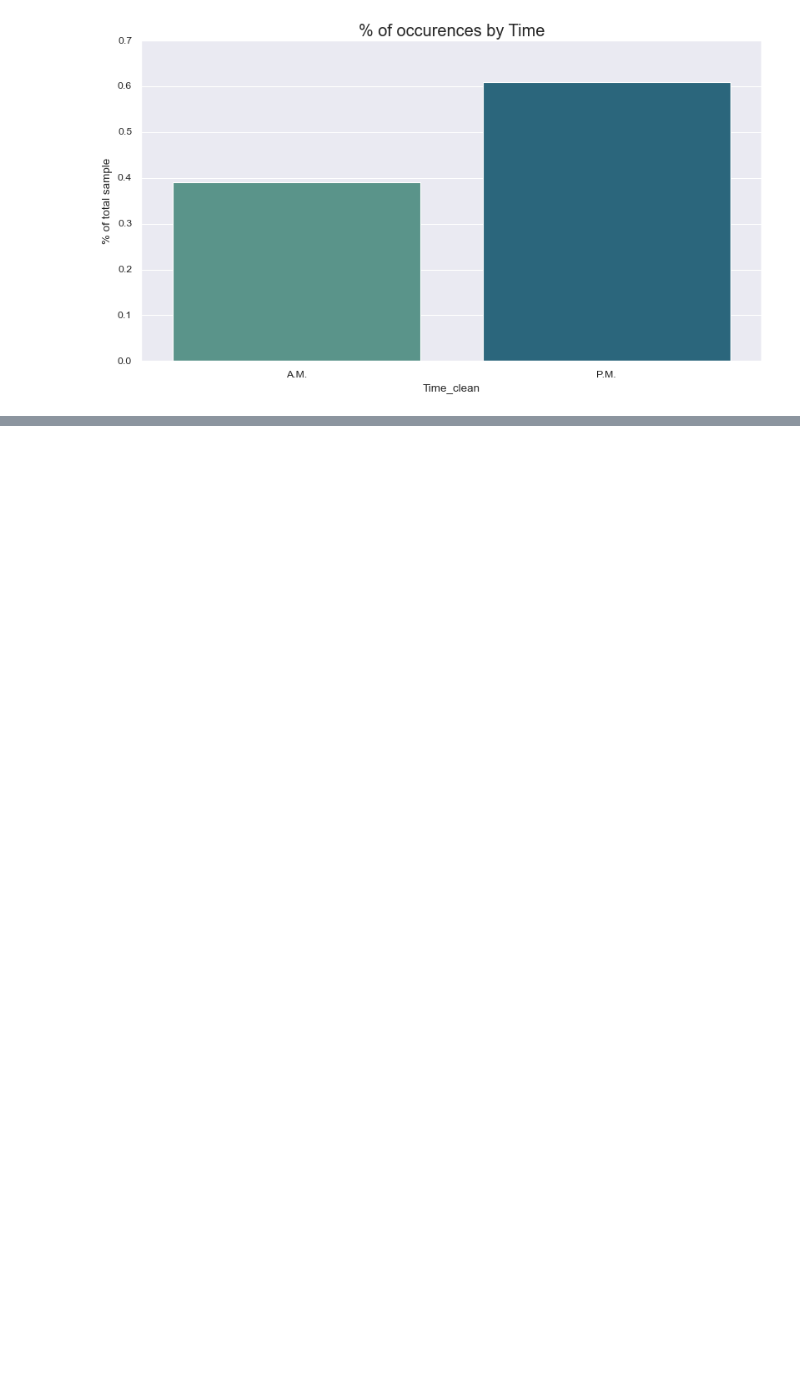
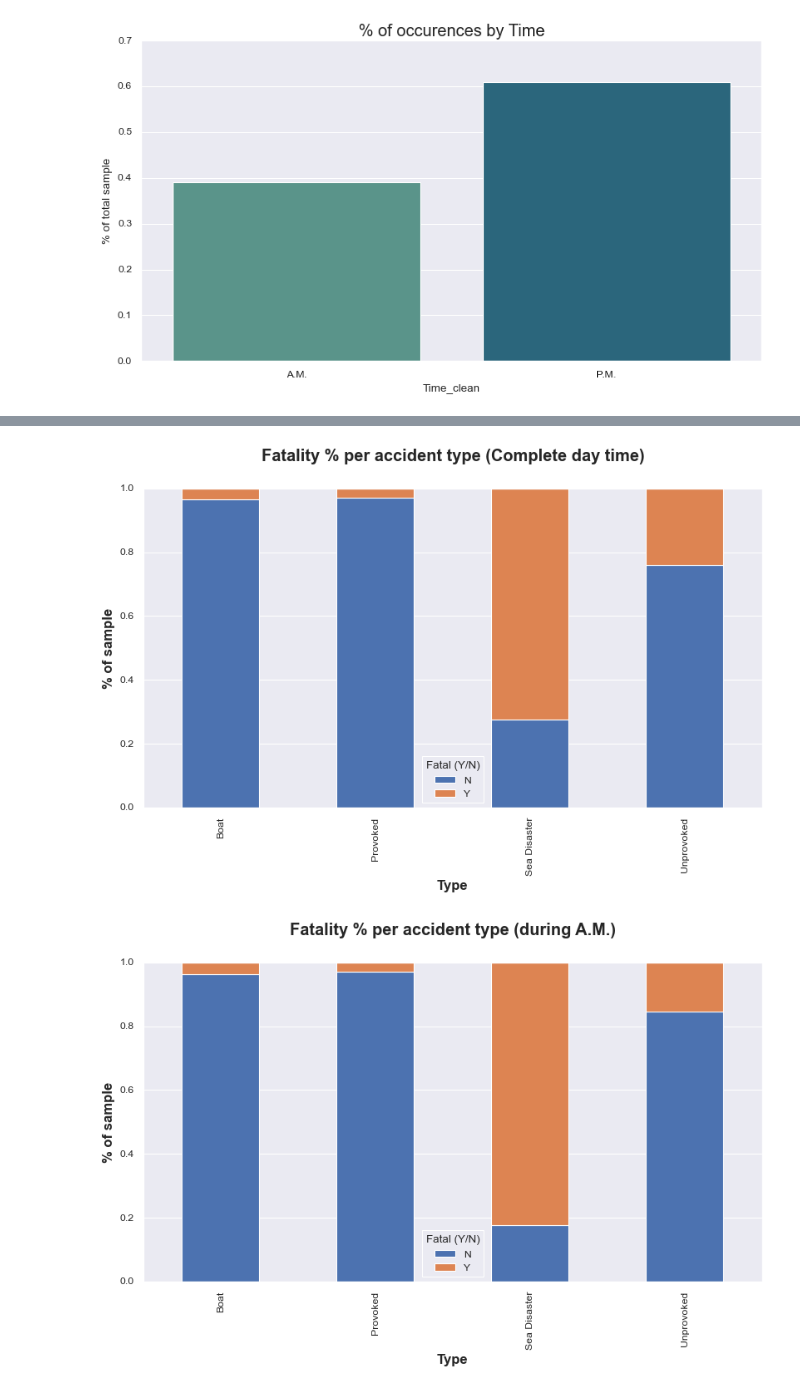
Before and after one commit to nb3110/shark-attack-blasi, a Jupyter notebook: analysis.ipynb, the cells around one changed output, grey strips where cells are left out. Cells and saved outputs as stored; diff of their text form; code cells hidden in the pictures; blank space fills up the shorter version.

```diff
--- a/analysis.ipynb
+++ b/analysis.ipynb
@@ -378,0 +373,34 @@ plt.show()
+# %%
+
+fatal_filt = df[(df["Fatal (Y/N)"]!="UNKNOWN")&(df["Type"]!="Invalid")]
+fatal_filt_AM = df[(df["Fatal (Y/N)"]!="UNKNOWN")&(df["Type"]!="Invalid")&(df["Time_clean"]=="A.M.")]
+fatal_filt_PM = df[(df["Fatal (Y/N)"]!="UNKNOWN")&(df["Type"]!="Invalid")&(df["Time_clean"]=="P.M.")]
+
+
+
+(fatal_filt.groupby("Type")["Fatal (Y/N)"].value_counts(normalize=True)
+   .unstack("Fatal (Y/N)").plot.bar(stacked=True)
+)
+plt.title("Fatality % per accident type (Complete day time)", size=18, weight='bold', pad=30)
+plt.xlabel('Type', size=15, weight='bold')
+plt.ylabel('% of sample', size=15, weight='bold')
+plt.show()
+
+(fatal_filt_AM.groupby("Type")["Fatal (Y/N)"].value_counts(normalize=True)
+   .unstack("Fatal (Y/N)").plot.bar(stacked=True)
+)
+plt.title("Fatality % per accident type (during A.M.)", size=18, weight='bold', pad=30)
+plt.xlabel('Type', size=15, weight='bold')
+plt.ylabel('% of sample', size=15, weight='bold')
+plt.show()
+
+(fatal_filt_PM.groupby("Type")["Fatal (Y/N)"].value_counts(normalize=True)
+   .unstack("Fatal (Y/N)").plot.bar(stacked=True)
+)
+plt.title("Fatality % per accident type (during P.M.)", size=18, weight='bold', pad=30)
+plt.xlabel('Type', size=15, weight='bold')
+plt.ylabel('% of sample', size=15, weight='bold')
+plt.show()
+# %% [output]
+[figure, added]
+[figure, added]
```
Also changed, not shown: parts of 61 cells of this notebook.
